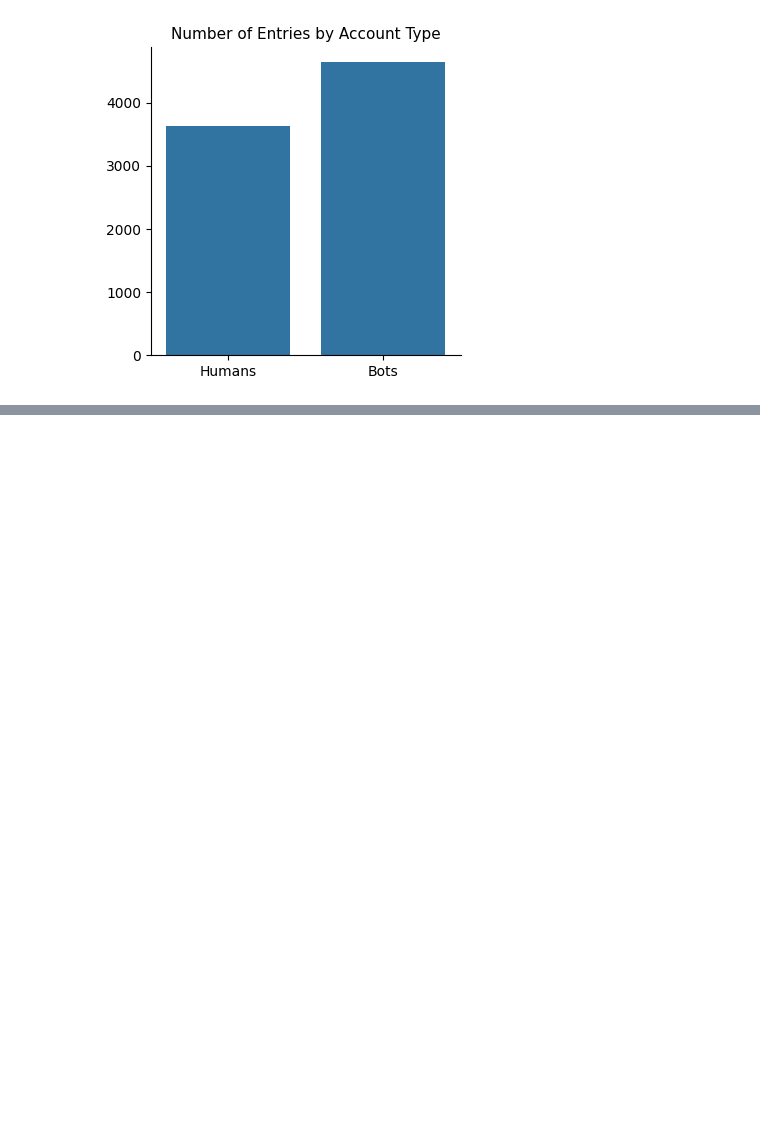
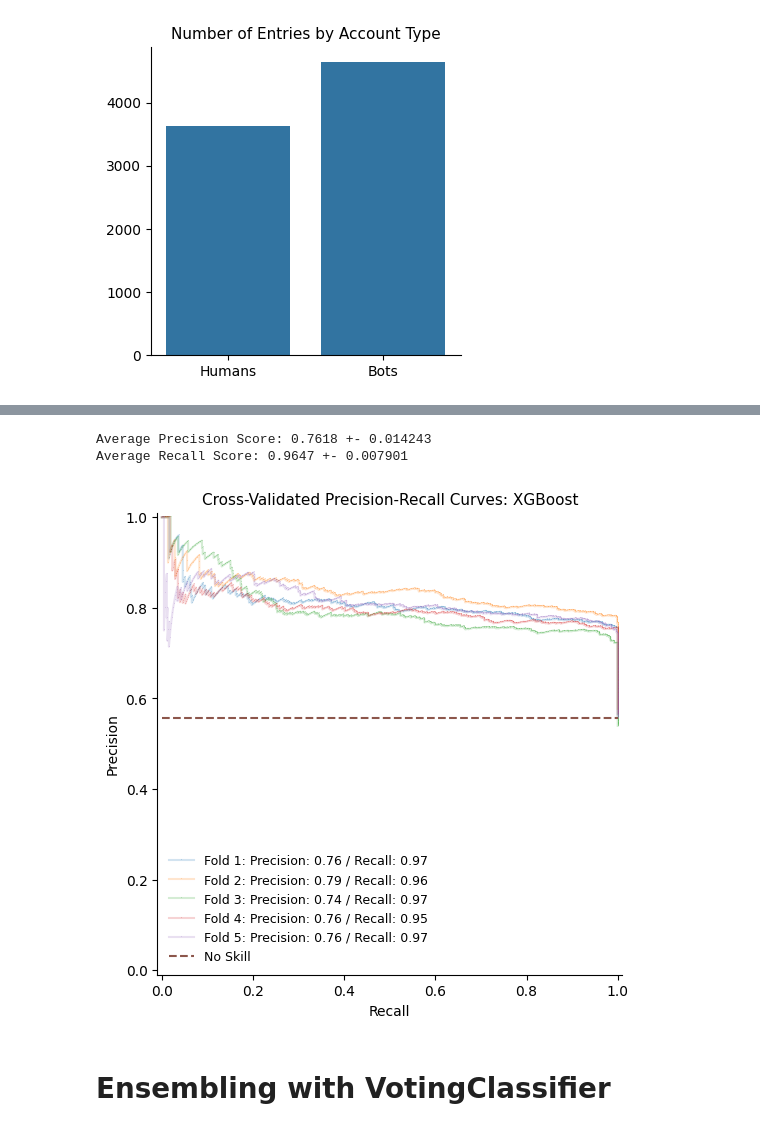
Before and after one commit to shuchuhuang/870_Project, a Jupyter notebook: modeling.ipynb, the cells around one changed output, grey strips where cells are left out. Cells and saved outputs as stored; diff of their text form; code cells hidden in the pictures; blank space fills up the shorter version.

```diff
--- a/modeling.ipynb
+++ b/modeling.ipynb
@@ -249,0 +358,8 @@ plot_feature_importance(forest, features, model_alias='RandomForest')
+# %%
+precision_recall_cv(xgb, X, y, kf, model_alias='XGBoost')
+# %% [output]
+Average Precision Score: 0.7618 +- 0.014243
+Average Recall Score: 0.9647 +- 0.007901
+[figure, added]
+# %% [markdown]
+# Ensembling with VotingClassifier
```
Also changed, not shown: parts of 27 cells of this notebook.
